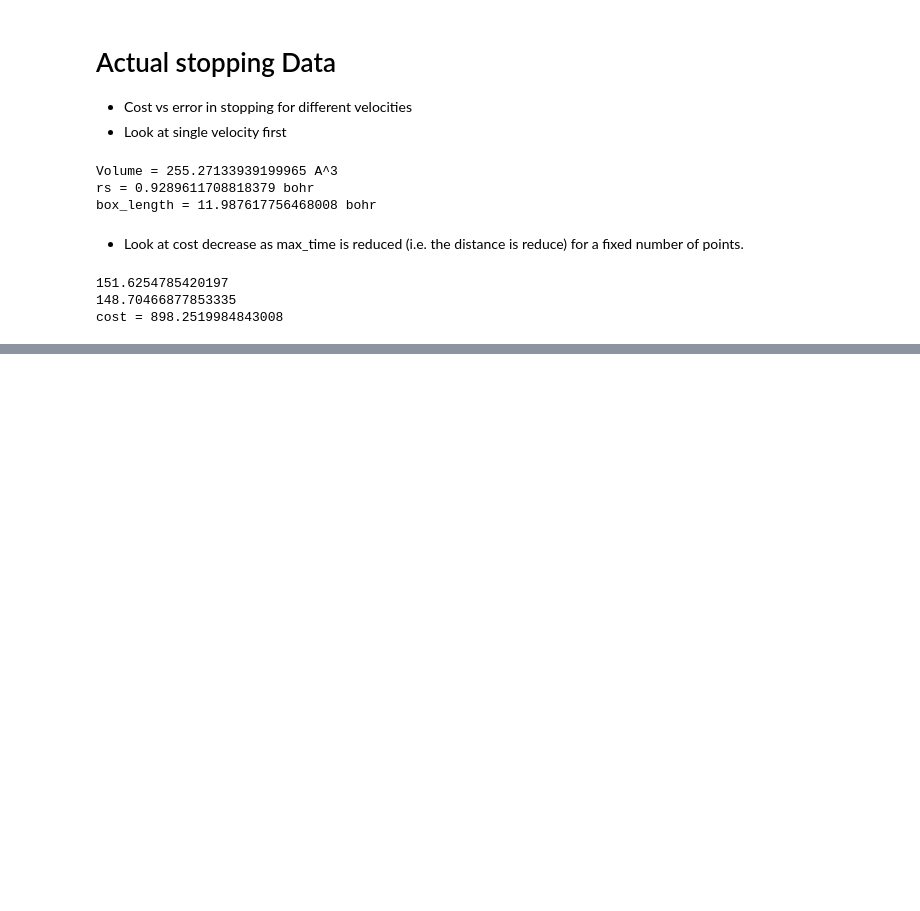
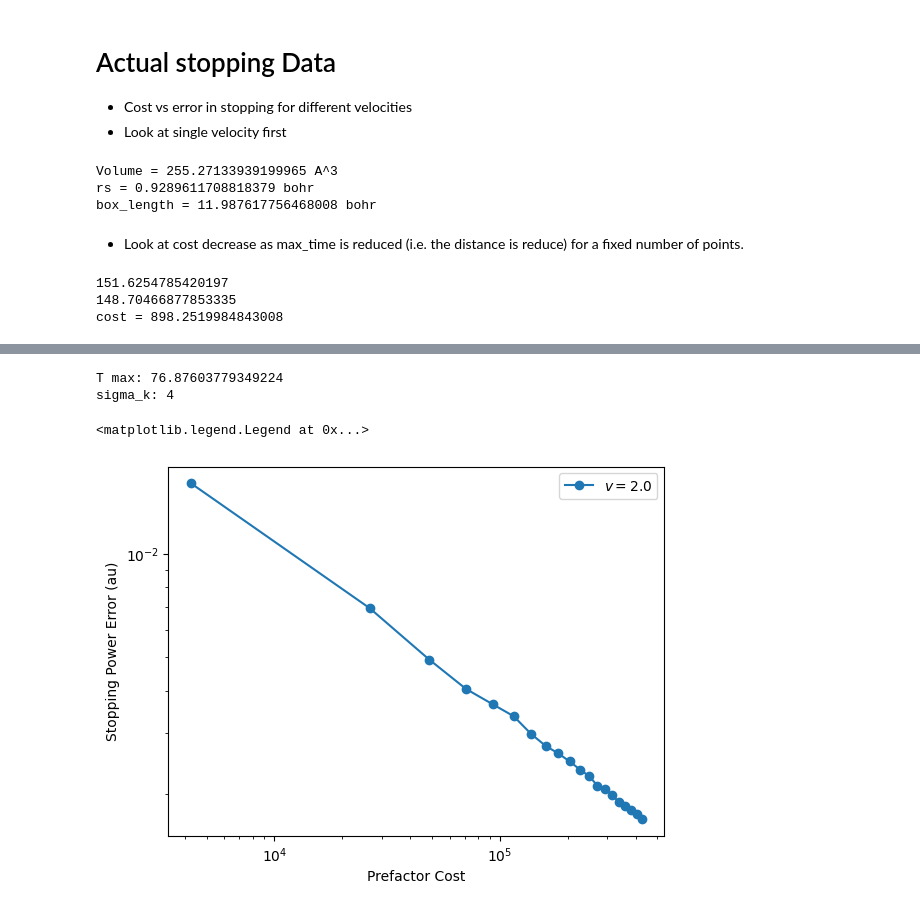
Before and after one commit to ncrubin/mec-sandia, a Jupyter notebook: notebooks/sampling_tradeoff.ipynb, the cells around one changed output, grey strips where cells are left out. Cells and saved outputs as stored; diff of their text form; code cells hidden in the pictures; blank space fills up the shorter version.

```diff
--- a/notebooks/sampling_tradeoff.ipynb
+++ b/notebooks/sampling_tradeoff.ipynb
@@ -263,7 +263,7 @@ from ase.units import Bohr, Hartree
 
 stopping_err = 0.1  # eV/A
 stopping_err_au = stopping_err * Bohr / Hartree
-sigma_k = 4
+sigma_k = 1
 # Get DFT data
 qData1 = np.loadtxt("AndrewsFirstGaussian/4.0_work_vs_dist")
 position_au = qData1[:, 0] / (
@@ -290,8 +290,8 @@ xs = np.linspace(velocity_au[0], velocity_au[-1], 100)
 stopping_deriv_spl = stopping_spl.derivative(1)
 
 mass_proj = 1838
-ecut_ha = 2000 / Hartree
-sigma_k = 4.0
+ecut_ha = 10000 / Hartree
+sigma_k = 4
 box_length = volume_bohr ** (1.0 / 3.0)
 print("box_length = {} bohr".format(box_length))
 vel = 2.0
@@ -372,0 +379,60 @@ plt.xscale("log")
+# %%
+vel = 2.0
+# 1. Get stopping power data from file
+dft_data = parse_stopping_data(
+    f"AndrewsFirstGaussian/{vel}_work_vs_dist",
+    vel,
+    mass_proj=mass_proj,
+    num_points=20,
+    rare_event=0.25,
+    random_sub_sample=False,
+)
+max_time = dft_data.times[-1]
+max_times = np.linspace(10, max_time, 10)
+print(f"T max: {max_time}")
+print(f"sigma_k: {sigma_k}")
+errs = []
+costs = []
+ke_errs = []
+# ns is the number of samples we use to estimate the kinetic energy at each
+# point along the work / distance line.
+data = {}
+samples = np.linspace(10, 1000, 20, dtype=int)
+for ns in samples:
+    dft_data = parse_stopping_data(
+        f"AndrewsFirstGaussian/{vel}_work_vs_dist",
+        vel,
+        mass_proj=mass_proj,
+        num_points=10,
+        rare_event=0.25,
+        random_sub_sample=False,
+        max_time=max_times[-1],
+    )
+    kproj_vals = np.array(
+        [np.array([kx, 0, 0]) for kx in dft_data.kproj_sub_sample]
+    )
+    stopping_data = compute_stopping_power(
+        ecut_ha,
+        box_length,
+        sigma_k,
+        dft_data.time_sub_sample,
+        kproj_vals,
+        stopping_deriv_spl(vel),
+        mass_proj,
+        num_samples=ns,
+    )
+    data[ns] = stopping_data
+    costs.append(ns*np.sum(dft_data.time_sub_sample))
+    errs.append(stopping_data.stopping_err)
+    ke_errs.append(np.mean(stopping_data.kinetic_err))
+plt.plot(costs, errs, marker="o", label=fr"$v = ${vel}")
+plt.xlabel("Prefactor Cost")
+plt.xscale("log")
+plt.yscale("log")
+plt.ylabel(r"Stopping Power Error (au)")
+plt.legend()
+# %% [output]
+T max: 76.87603779349224
+sigma_k: 4
+<matplotlib.legend.Legend at 0x...>
+[figure, added]
```
Also changed, not shown: parts of 21 cells of this notebook, 4 other files.
